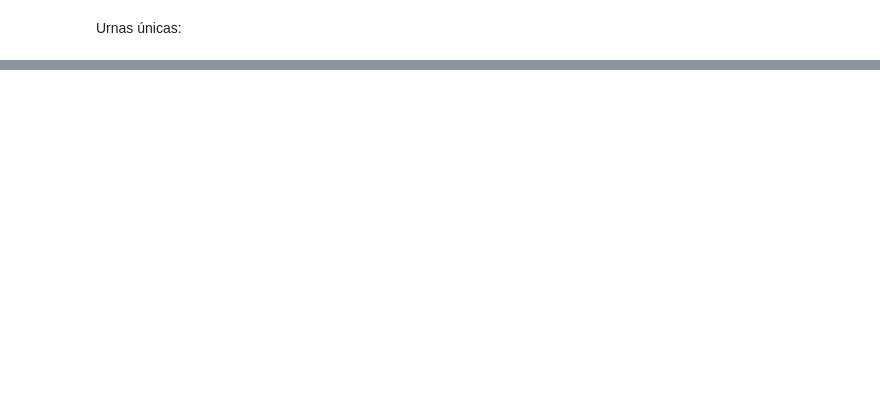
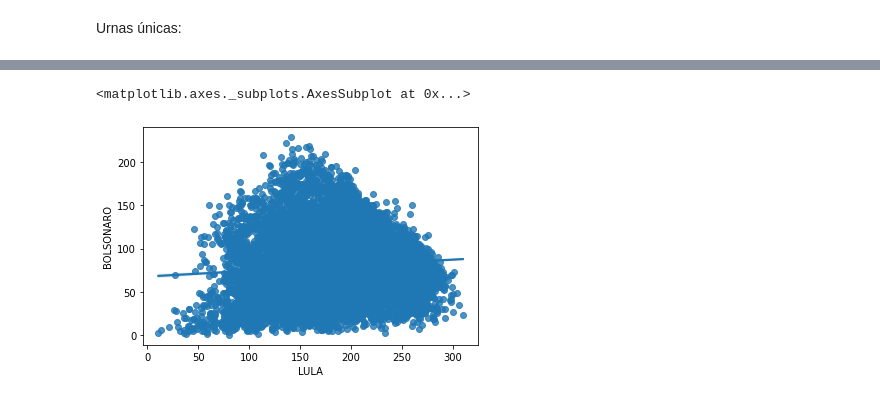
Before and after one commit to flribeiro/eleicoes2022, a Jupyter notebook: FLR_Eleicoes_2022_BR.ipynb, the cells around one changed output, grey strips where cells are left out. Drawn from its saved outputs; the diff is of its cells as text; code cells hidden in the pictures; blank space fills up the shorter version.

```diff
--- a/FLR_Eleicoes_2022_BR.ipynb
+++ b/FLR_Eleicoes_2022_BR.ipynb
@@ -442,0 +636,7 @@ sns.regplot(x=df_urnas_ba_pre2020["LULA"], y=df_urnas_ba_pre2020["BOLSONARO"])
+# %%
+def get_votos_candidato(zona, secao, cd_candidato):
+  return df_ba2_med[(df_ba2_med.NR_ZONA == zona) & (df_ba2_med.NR_SECAO == secao) & (df_ba2_med.NR_VOTAVEL == cd_candidato)]['QT_VOTOS'].sum()
+# %%
+df_urnas_ba2['BOLSONARO'] = df_urnas_ba2.apply(lambda row: get_votos_candidato(row['NR_ZONA'], row['NR_SECAO'], 22), axis=1)
+# %%
+df_urnas_ba2['LULA'] = df_urnas_ba2.apply(lambda row: get_votos_candidato(row['NR_ZONA'], row['NR_SECAO'], 13), axis=1)
@@ -442,0 +679,3 @@ sns.regplot(x=df_urnas_ba_pre2020["LULA"], y=df_urnas_ba_pre2020["BOLSONARO"])
+# %%
+df_urnas_ba2_2020 = df_urnas_ba2[df_urnas_ba2.MODELO_URNA == 2020]
+df_urnas_ba2_2020
@@ -442,0 +713,7 @@ sns.regplot(x=df_urnas_ba_pre2020["LULA"], y=df_urnas_ba_pre2020["BOLSONARO"])
+# %%
+import seaborn as sns
+
+sns.regplot(x=df_urnas_ba2_2020["LULA"], y=df_urnas_ba2_2020["BOLSONARO"])
+# %% [output]
+<matplotlib.axes._subplots.AxesSubplot at 0x...>
+[figure, added]
```
Also changed, not shown: parts of 59 cells of this notebook.
